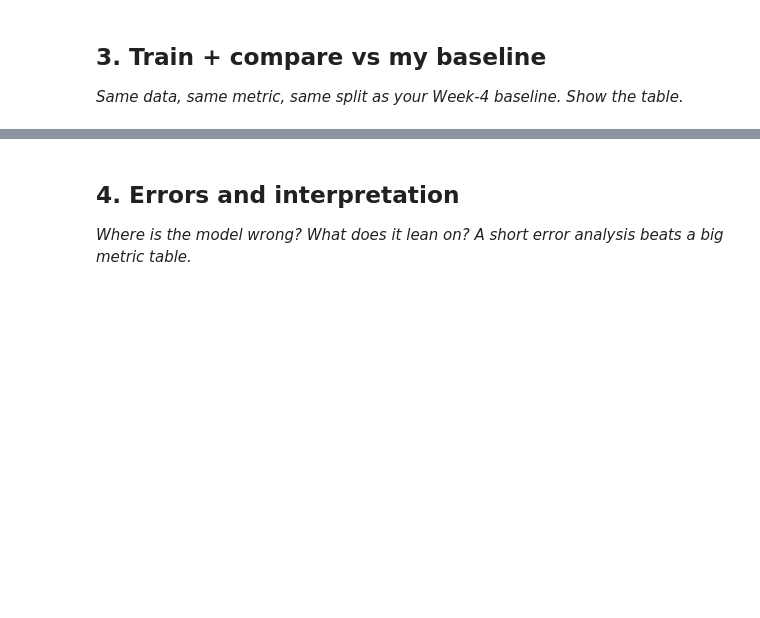
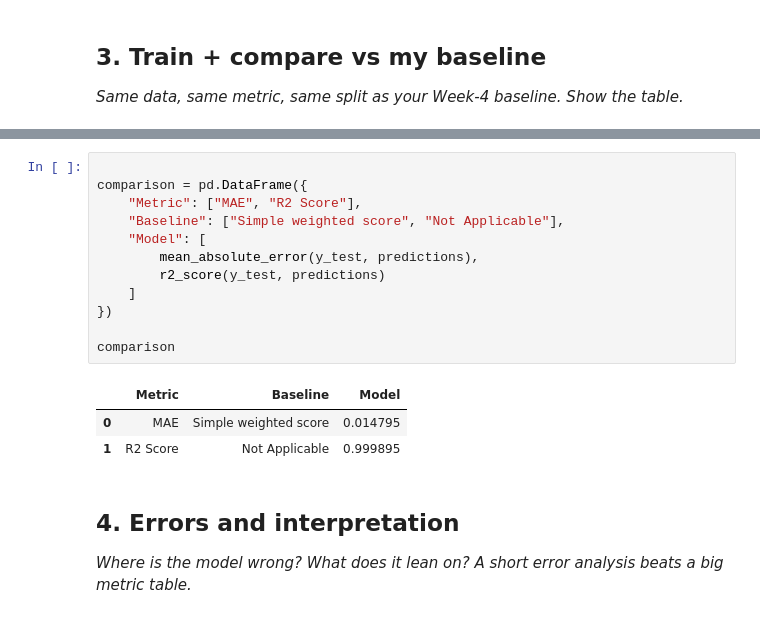
Before and after one commit to lahari600/Flyrank, a Jupyter notebook: work/notebooks/w05_model.ipynb, the cells around one changed output, grey strips where cells are left out. Drawn from its saved outputs; the diff is of its cells as text; blank space fills up the shorter version.

```diff
--- a/work/notebooks/w05_model.ipynb
+++ b/work/notebooks/w05_model.ipynb
@@ -30,3 +121,19 @@ This skeleton is yours to fill. Work the sections **in order** — each one has
+# %%
+
+comparison = pd.DataFrame({
+    "Metric": ["MAE", "R2 Score"],
+    "Baseline": ["Simple weighted score", "Not Applicable"],
+    "Model": [
+        mean_absolute_error(y_test, predictions),
+        r2_score(y_test, predictions)
+    ]
+})
+
+comparison
+# %% [output]
+|  | Metric | Baseline | Model |
+| 0 | MAE | Simple weighted score | 0.014795 |
+| 1 | R2 Score | Not Applicable | 0.999895 |
 # %% [markdown]
 ## 4. Errors and interpretation
 
```
Also changed, not shown: parts of 11 cells of this notebook.
